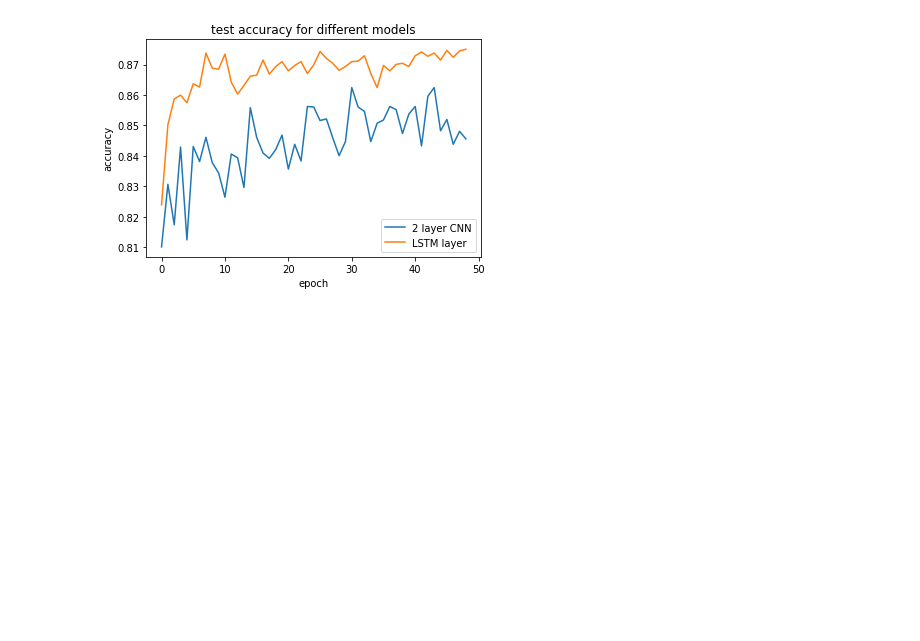
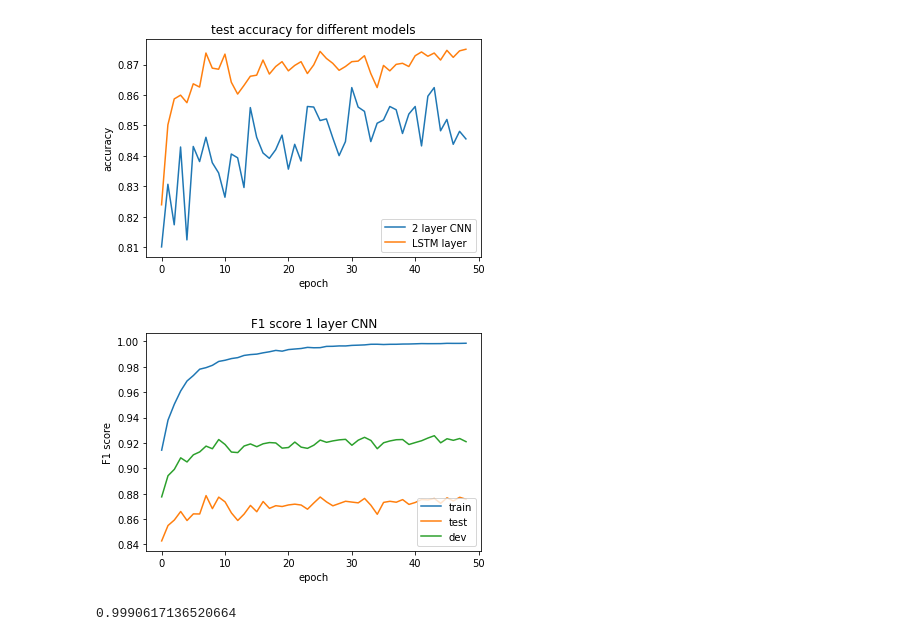
Before and after one commit to ABHISHEK03312/NLP-assignment2, a Jupyter notebook: results-graphs.ipynb, the cells around one changed output. Drawn from its saved outputs; the diff is of its cells as text; code cells hidden in the pictures; blank space fills up the shorter version.

```diff
--- a/results-graphs.ipynb
+++ b/results-graphs.ipynb
@@ -359,3 +327,19 @@ plt.show()
 [figure]
 [figure]
 [figure]
+# %%
+plt.figure(1)
+plt.plot(lstm_layer_train['new_F'])
+plt.plot(lstm_layer_test['new_F'])
+plt.plot(lstm_layer_dev['new_F'])
+plt.title('F1 score 1 layer CNN')
+plt.ylabel('F1 score')
+plt.xlabel('epoch')
+plt.legend(['train', 'test','dev'], loc='lower right')
+plt.show()
+# %% [output]
+[figure, added]
+# %%
+max(cnn_1_layer_train.best_F)
+# %% [output]
+0.9990617136520664
```
Also changed, not shown: parts of 2 cells of this notebook.
